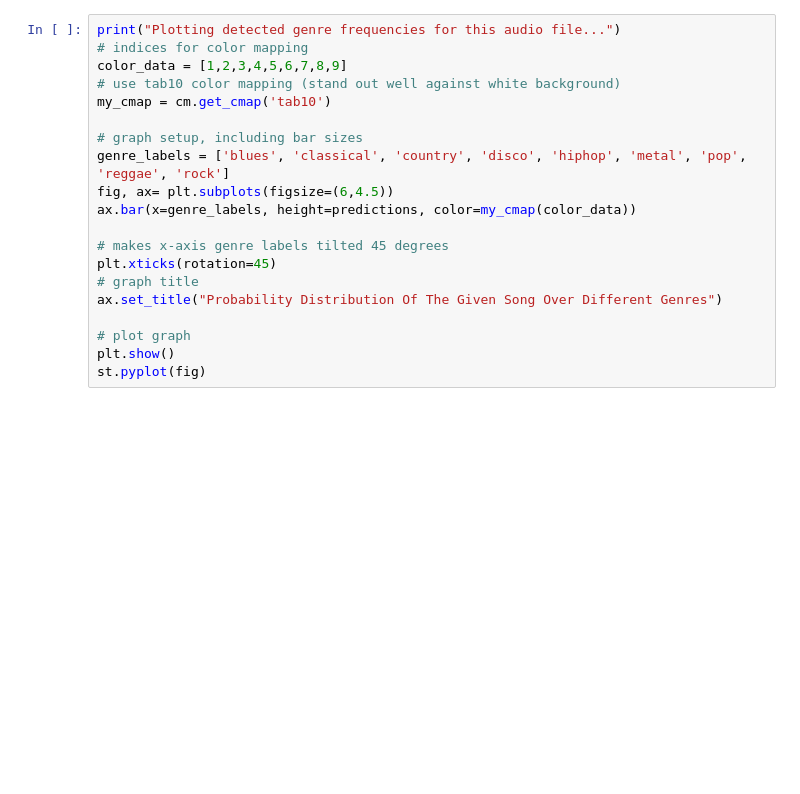
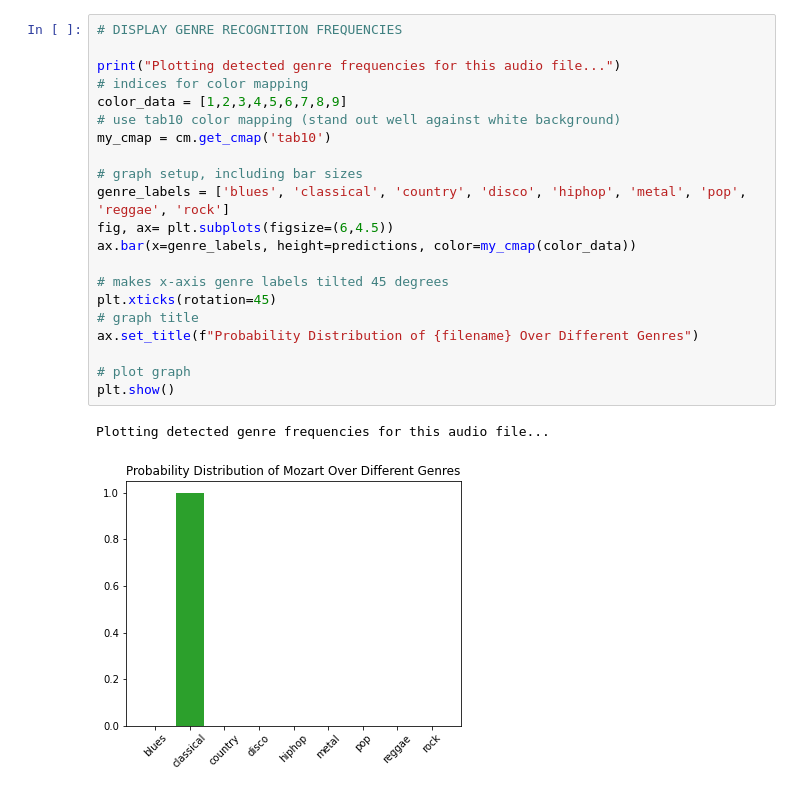
Before and after one commit to WaluigiLovers2398729/genre-recognition, a Jupyter notebook: main_test.ipynb, the cells around one changed output. Drawn from its saved outputs; the diff is of its cells as text; blank space fills up the shorter version.

```diff
--- a/main_test.ipynb
+++ b/main_test.ipynb
@@ -49,20 +134,24 @@ prediction_labels, predictions = process_query(model, filename)
 # %%
+# DISPLAY GENRE RECOGNITION FREQUENCIES
+
 print("Plotting detected genre frequencies for this audio file...")
 # indices for color mapping
 color_data = [1,2,3,4,5,6,7,8,9]
 # use tab10 color mapping (stand out well against white background)
 my_cmap = cm.get_cmap('tab10')
 
 # graph setup, including bar sizes
 genre_labels = ['blues', 'classical', 'country', 'disco', 'hiphop', 'metal', 'pop', 'reggae', 'rock']
 fig, ax= plt.subplots(figsize=(6,4.5))
 ax.bar(x=genre_labels, height=predictions, color=my_cmap(color_data))
 
 # makes x-axis genre labels tilted 45 degrees
 plt.xticks(rotation=45)
 # graph title
-ax.set_title("Probability Distribution Of The Given Song Over Different Genres")
+ax.set_title(f"Probability Distribution of {filename} Over Different Genres")
 
 # plot graph
 plt.show()
-st.pyplot(fig)
+# %% [output]
+Plotting detected genre frequencies for this audio file...
+[figure, added]
```
Also changed, not shown: parts of 13 cells of this notebook, 5 other files.
